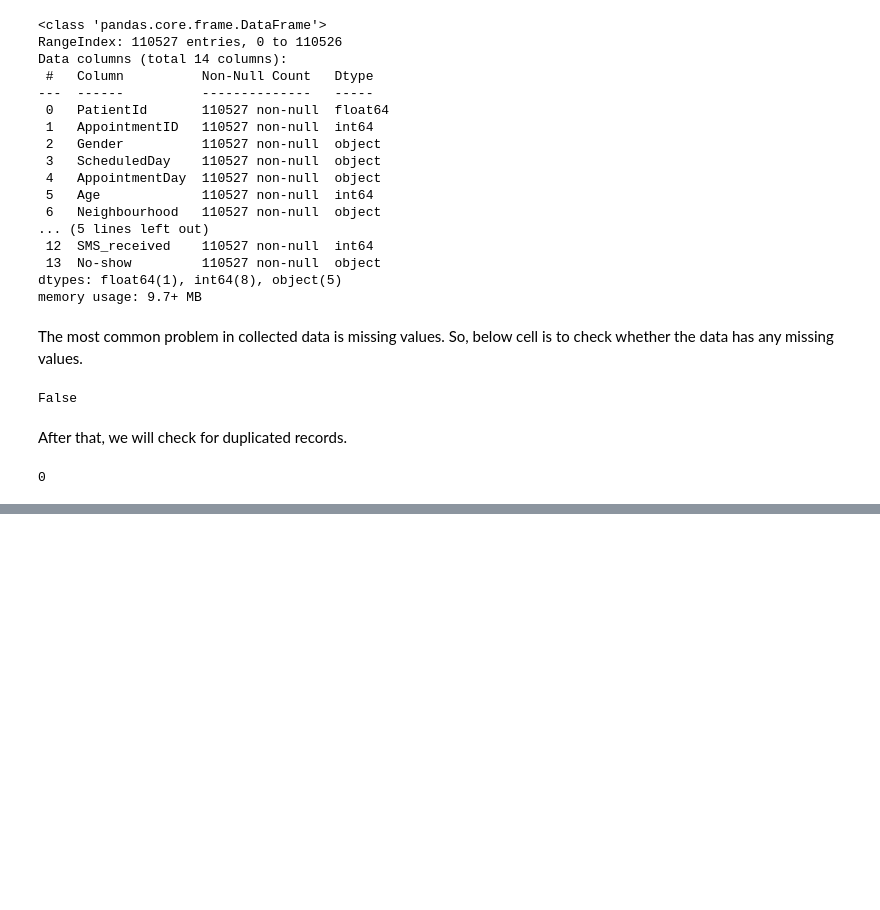
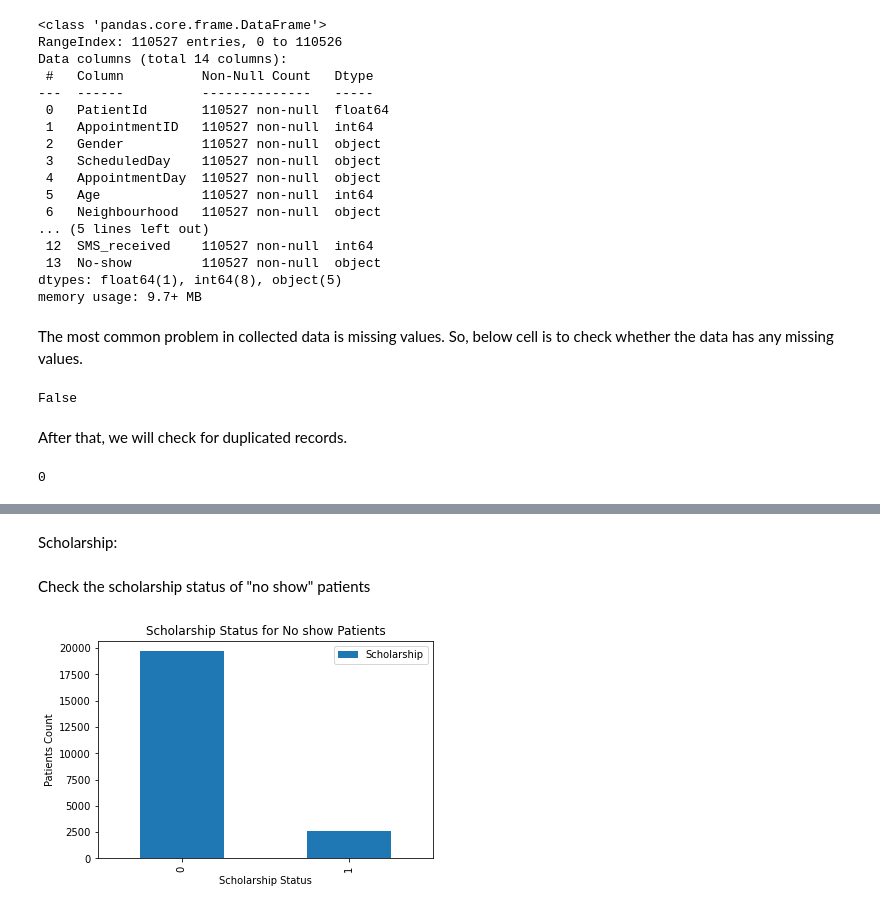
Before and after one commit to Anwar-Alshoumer/Investigate-a-Dataset-, a Jupyter notebook: No_Show_Appointments_Data_Investigation.ipynb, the cells around one changed output, grey strips where cells are left out. Saved outputs shown, nothing was run; the diff lists cells and outputs as text; code cells hidden in the pictures; blank space fills up the shorter version.

```diff
--- a/No_Show_Appointments_Data_Investigation.ipynb
+++ b/No_Show_Appointments_Data_Investigation.ipynb
@@ -71,0 +351,12 @@ df.duplicated().sum()
+# %% [markdown]
+Scholarship:
+# %% [markdown]
+Check the scholarship status of "no show" patients
+# %%
+df_yes.Scholarship.value_counts().plot(kind='bar');
+plt.xlabel('Scholarship Status')
+plt.ylabel('Patients Count')
+plt.title('Scholarship Status for No show Patients')
+plt.legend();
+# %% [output]
+[figure, added]
```
Also changed, not shown: parts of 53 cells of this notebook.
